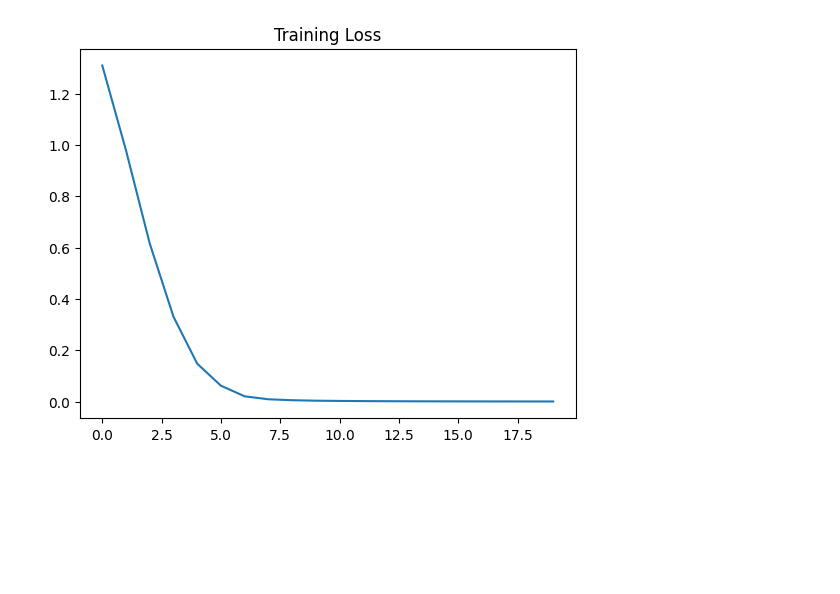
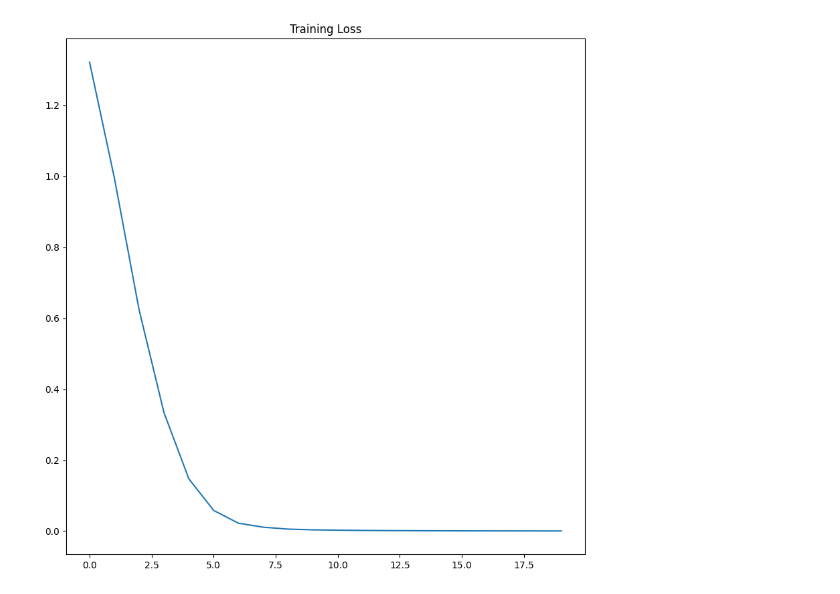
Before and after one commit to LanZBoY/torchPlayGround, a Jupyter notebook: NLP/TextClassificationExperiment.ipynb, the cells around one changed output. Saved outputs shown, nothing was run; the diff lists cells and outputs as text; code cells hidden in the pictures; blank space fills up the shorter version.

```diff
--- a/NLP/TextClassificationExperiment.ipynb
+++ b/NLP/TextClassificationExperiment.ipynb
@@ -54,11 +56,12 @@ for ep in tqdm(range(20)):
         total_loss += loss.item()
     losses.append(total_loss / (len(testDataset) / 32))
 # %%
+plt.figure(figsize=(10, 10))
 plt.plot(losses)
 plt.title("Training Loss")
 plt.show()
 # %% [output]
-[figure, old version]
+[figure, new version]
 # %%
 with torch.no_grad():
     x, y = testDataset.tensors[0].cuda(), testDataset.tensors[1].cuda()
```
Also changed, not shown: parts of 19 cells of this notebook, 7 other files.
